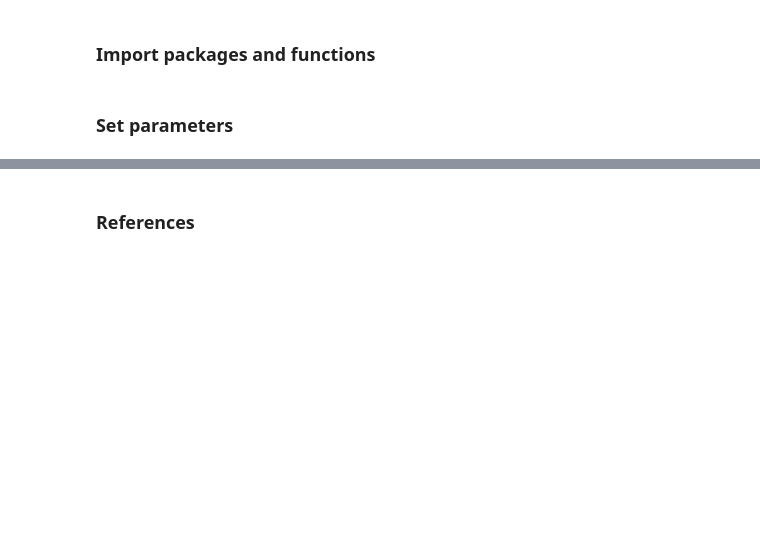
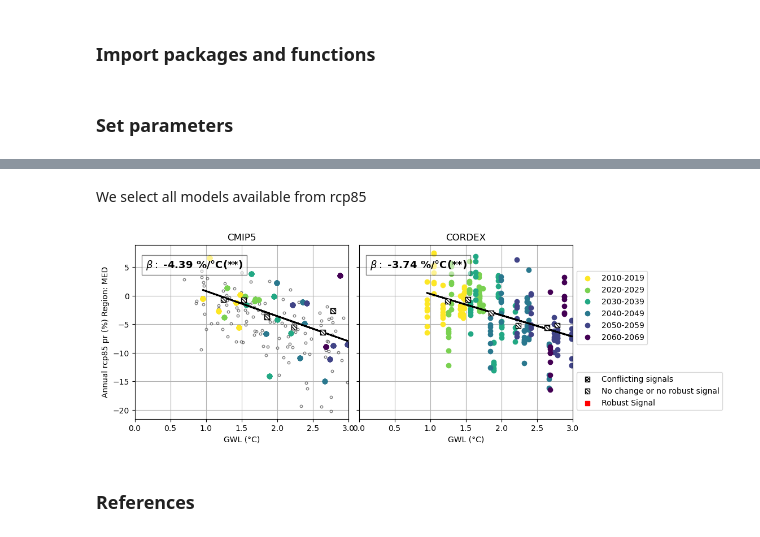
Before and after one commit to SantanderMetGroup/2022_Diez-Sierra_GWLs, a Jupyter notebook: 2022_Diez-Sierra_GWLs.ipynb, the cells around one changed output, grey strips where cells are left out. Saved outputs shown, nothing was run; the diff lists cells and outputs as text; code cells hidden in the pictures; blank space fills up the shorter version.

```diff
--- a/2022_Diez-Sierra_GWLs.ipynb
+++ b/2022_Diez-Sierra_GWLs.ipynb
@@ -41,3 +65,12 @@ with warnings.catch_warnings(record=True):
+# %% [markdown]
+We select all models available from rcp85
+# %%
+with warnings.catch_warnings(record=True):
+    kwargs['scenario_common'] = False
+    kwargs['scenario'] = 'rcp85'
+    main(**kwargs)
+# %% [output]
+[figure, added]
 # %% [markdown]
 ### References
 # %% [markdown]
```
Also changed, not shown: parts of 9 cells of this notebook, 1 other file.
